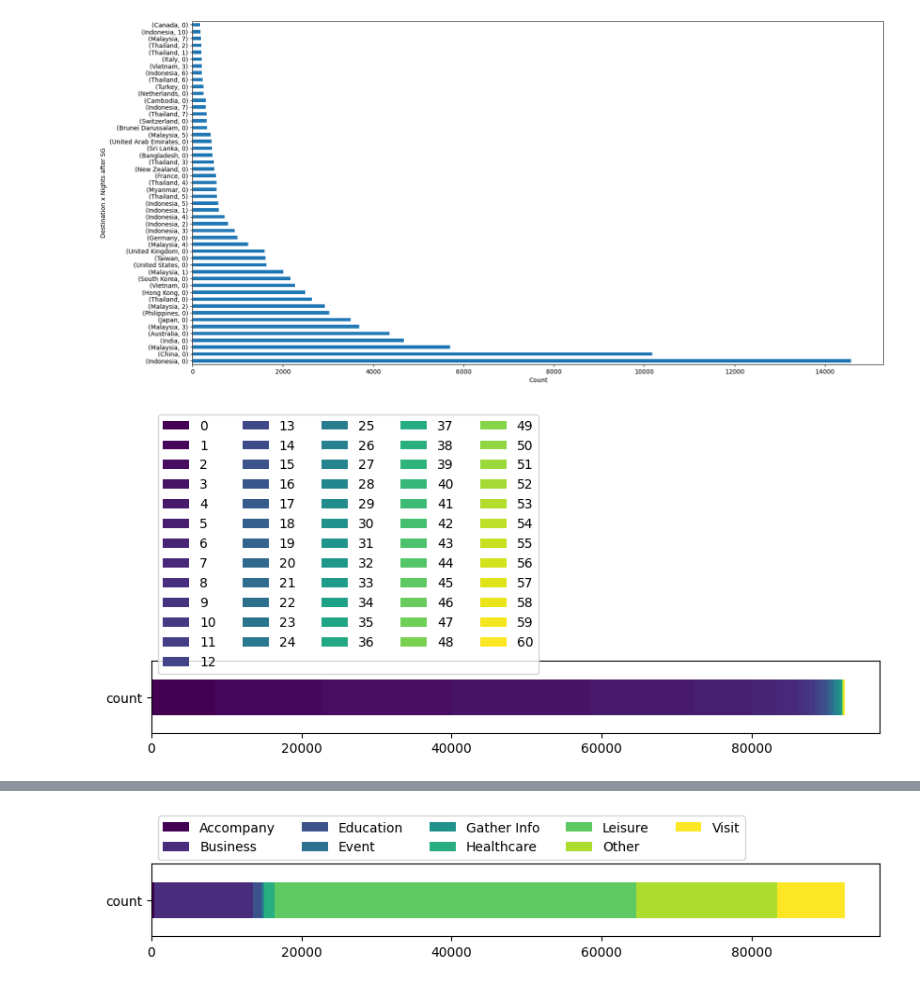
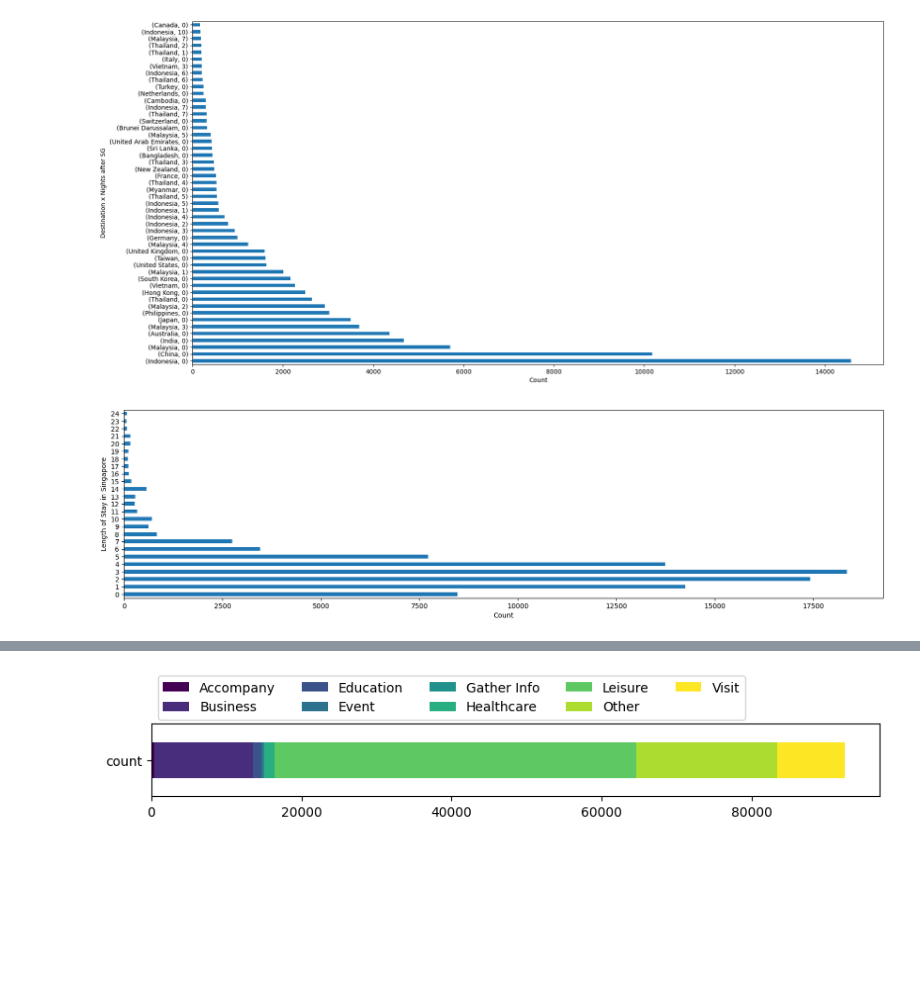
Before and after one commit to arushisinha98/data-explorer, a Jupyter notebook: notebooks/CleanOVS.ipynb, the cells around one changed output, grey strips where cells are left out. Drawn from its saved outputs; the diff is of its cells as text; code cells hidden in the pictures; blank space fills up the shorter version.

```diff
--- a/notebooks/CleanOVS.ipynb
+++ b/notebooks/CleanOVS.ipynb
@@ -259,35 +287,35 @@ StackedHorizontalBar(df, 'MODE_OF_TRANSPORT')
 # %%
 # nights spent before/after Singapore
 
-df['NIGHTS_BEFORE_SG'] = df['b7c'].astype('Int64').fillna(0)
-df['NIGHTS_AFTER_SG'] = df['b9c'].astype('Int64').fillna(0)
+df['NIGHTS_BEFORE_SG'] = df['b7c'].astype('Int64')
+df['NIGHTS_AFTER_SG'] = df['b9c'].astype('Int64')
 
 # impute nights spent before Singapore with
-# - 0 if place of origin == country of residence or nationality
+# - 0 if place of origin == country of residence or nationality or not multicountry trip
 # - mode when grouped by same place of origin, if data is available
 # - mode of all filled values o/w
 
-conditions = (df['PLACE_OF_ORIGIN'] == df['COUNTRY_OF_RESIDENCE']) | (df['PLACE_OF_ORIGIN'] == df['NATIONALITY'])
+conditions = (df['PLACE_OF_ORIGIN'] == df['COUNTRY_OF_RESIDENCE']) | (df['PLACE_OF_ORIGIN'] == df['NATIONALITY']) | (df['MULTICOUNTRY_TRIP'] == False)
 df.loc[conditions, 'NIGHTS_BEFORE_SG'] = df.loc[conditions, 'b7c'].fillna(0).astype('Int64')
-modes = df.groupby('PLACE_OF_ORIGIN')['NIGHTS_BEFORE_SG'].apply(lambda x: x.mode())
+modes = df.groupby('PLACE_OF_ORIGIN')['NIGHTS_BEFORE_SG'].transform(lambda x: x.mode()[0] if not x.mode().empty else np.nan)
 df['NIGHTS_BEFORE_SG'] = df.apply(
-    lambda row: modes[row['PLACE_OF_ORIGIN']] if pd.isna(row['NIGHTS_BEFORE_SG']) else row['NIGHTS_BEFORE_SG'],
+    lambda row: modes[row['PLACE_OF_ORIGIN']] if pd.isna(row['NIGHTS_BEFORE_SG']) and row['DESTINATION'] in modes.index else row['NIGHTS_BEFORE_SG'],
     axis = 1
 )
 overall_mode = df['NIGHTS_BEFORE_SG'].mode().iloc[0]
-df['NIGHTS_BEFORE_SG'] = df['NIGHTS_BEFORE_SG'].fillna(overall_mode)
+df['NIGHTS_BEFORE_SG'] = df['NIGHTS_BEFORE_SG'].fillna(overall_mode).astype('Int64')
 
 # impute nights spent after Singapore with
-# - 0 if destination == country of residence or nationality
+# - 0 if destination == country of residence or nationality or not multicountry trip
 # - mode when grouped by same destination, if data is available
 # - mode of all filled values o/w
 
-conditions = (df['DESTINATION'] == df['COUNTRY_OF_RESIDENCE']) | (df['PLACE_OF_ORIGIN'] == df['NATIONALITY'])
+conditions = (df['DESTINATION'] == df['COUNTRY_OF_RESIDENCE']) | (df['DESTINATION'] == df['NATIONALITY']) | (df['MULTICOUNTRY_TRIP'] == False)
 df.loc[conditions, 'NIGHTS_AFTER_SG'] = df.loc[conditions, 'b9c'].fillna(0).astype('Int64')
-modes = df.groupby('DESTINATION')['NIGHTS_AFTER_SG'].apply(lambda x: x.mode())
+modes = df.groupby('DESTINATION')['NIGHTS_AFTER_SG'].transform(lambda x: x.mode()[0] if not x.mode().empty else np.nan)
 df['NIGHTS_AFTER_SG'] = df.apply(
-    lambda row: modes[row['DESTINATION']] if pd.isna(row['NIGHTS_AFTER_SG']) else row['NIGHTS_AFTER_SG'],
+    lambda row: modes[row['DESTINATION']] if pd.isna(row['NIGHTS_AFTER_SG']) and row['DESTINATION'] in modes.index else row['NIGHTS_AFTER_SG'],
     axis = 1
 )
 overall_mode = df['NIGHTS_AFTER_SG'].mode().iloc[0]
-df['NIGHTS_AFTER_SG'] = df['NIGHTS_AFTER_SG'].fillna(overall_mode)
+df['NIGHTS_AFTER_SG'] = df['NIGHTS_AFTER_SG'].fillna(overall_mode).astype('Int64')
@@ -316,11 +366,18 @@ Text(0.5, 0, 'Count')
 # %%
 # length of stay
 
 df['LENGTH_OF_STAY'] = df['b10'].astype('Int64')
 
-StackedHorizontalBar(df, 'LENGTH_OF_STAY')
+ax = df['LENGTH_OF_STAY'].value_counts()\
+                         .sort_index()\
+                         .head(25)\
+                         .plot(kind = 'barh',
+                               figsize = (20,5))
+ax.set_ylabel("Length of Stay in Singapore")
+ax.set_xlabel("Count")
+plt.show()
 # %% [output]
-[figure, old version]
+[figure, new version]
 # %%
 # travel companion(s)
 
```
Also changed, not shown: parts of 9 cells of this notebook.
